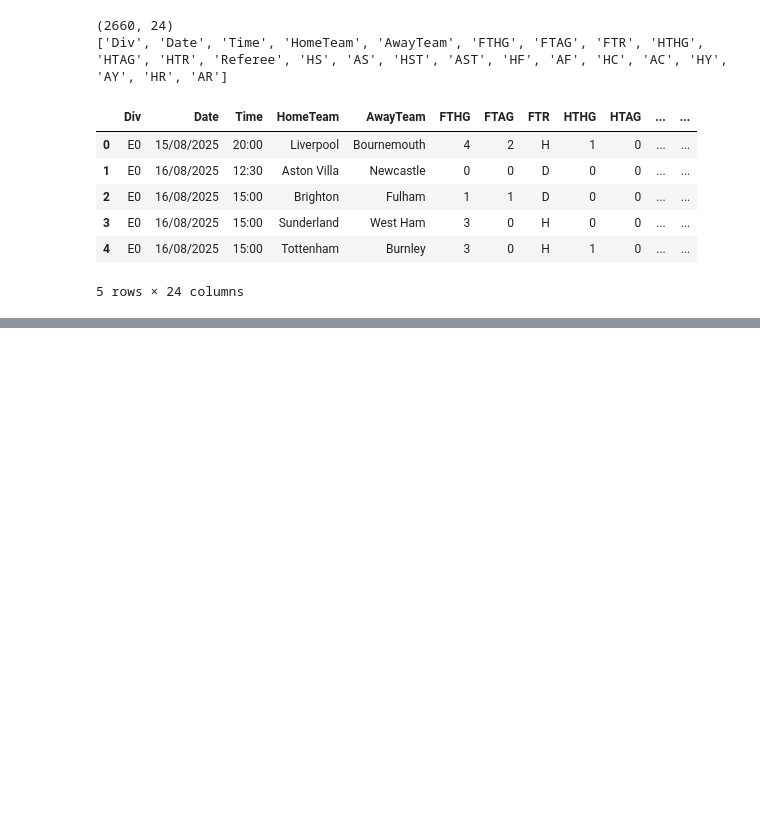
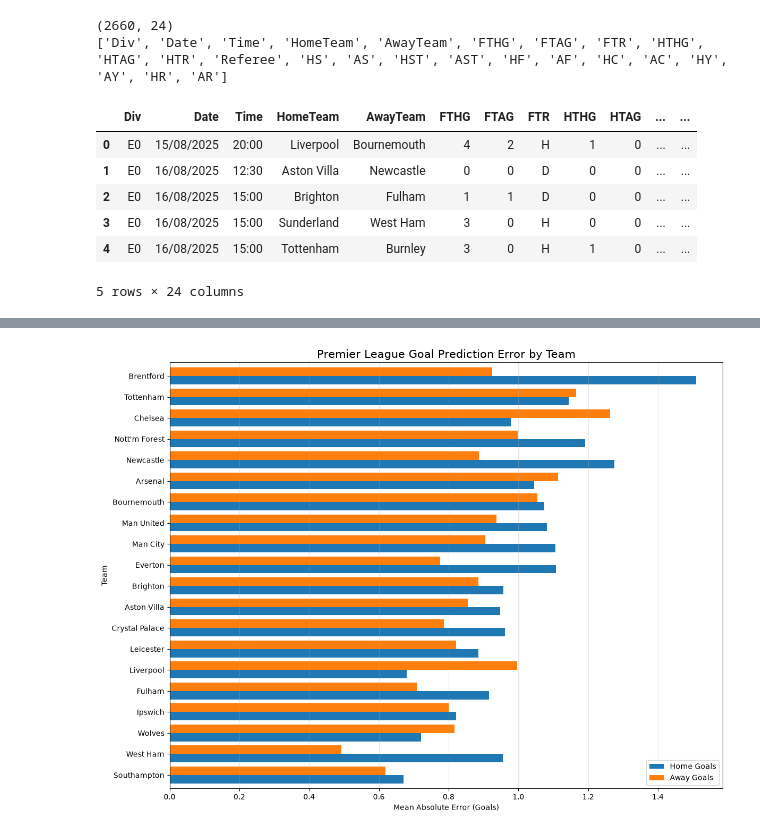
Before and after one commit to hankike/Premier_Prediction, a Jupyter notebook: poisson_2.ipynb, the cells around one changed output, grey strips where cells are left out. Cells and saved outputs as stored; diff of their text form; code cells hidden in the pictures; blank space fills up the shorter version.

```diff
--- a/poisson_2.ipynb
+++ b/poisson_2.ipynb
@@ -26,0 +1354,20 @@ df.head()
+# %%
+# Combine home and away team errors
+team_comparison = pd.DataFrame({
+    'Home_MAE': home_team_accuracy['MAE'],
+    'Away_MAE': away_team_accuracy['MAE']
+})
+
+team_comparison['MAE_Difference'] = (
+    team_comparison['Home_MAE'] -
+    team_comparison['Away_MAE']
+)
+
+# Positive means home predictions are less accurate
+# Negative means away predictions are less accurate
+
+print("TEAM HOME VS. AWAY COMPARISON")
+display(team_comparison.sort_values(
+    'MAE_Difference',
+    ascending=False
+).round(3))
@@ -26,0 +1393,39 @@ df.head()
+# %%
+# Sort teams by overall average prediction error
+team_comparison['Average_MAE'] = (
+    team_comparison['Home_MAE'] +
+    team_comparison['Away_MAE']
+) / 2
+
+plot_df = team_comparison.sort_values(
+    'Average_MAE',
+    ascending=True
+)
+
+ax = plot_df[
+    ['Home_MAE', 'Away_MAE']
+].plot(
+    kind='barh',
+    figsize=(12, 9),
+    width=0.8
+)
+
+ax.set_title(
+    'Premier League Goal Prediction Error by Team',
+    fontsize=15
+)
+
+ax.set_xlabel('Mean Absolute Error (Goals)')
+ax.set_ylabel('Team')
+
+ax.legend(
+    ['Home Goals', 'Away Goals'],
+    loc='lower right'
+)
+
+ax.grid(axis='x', alpha=0.3)
+
+plt.tight_layout()
+plt.show()
+# %% [output]
+[figure, added]
```
Also changed, not shown: parts of 43 cells of this notebook.
